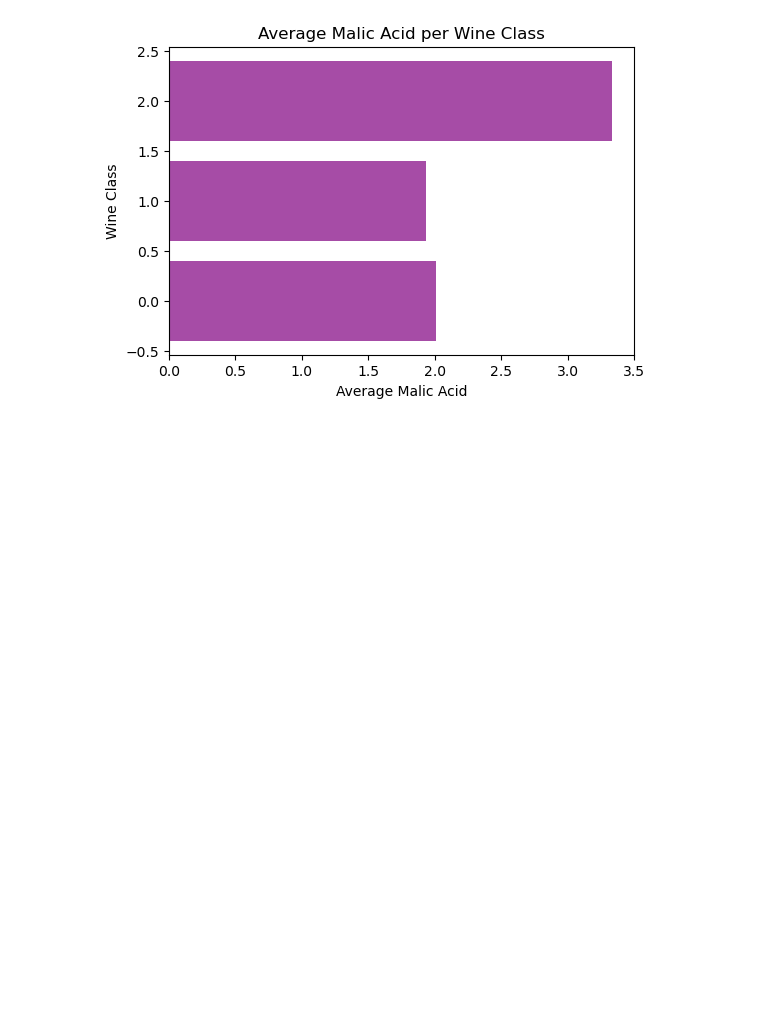
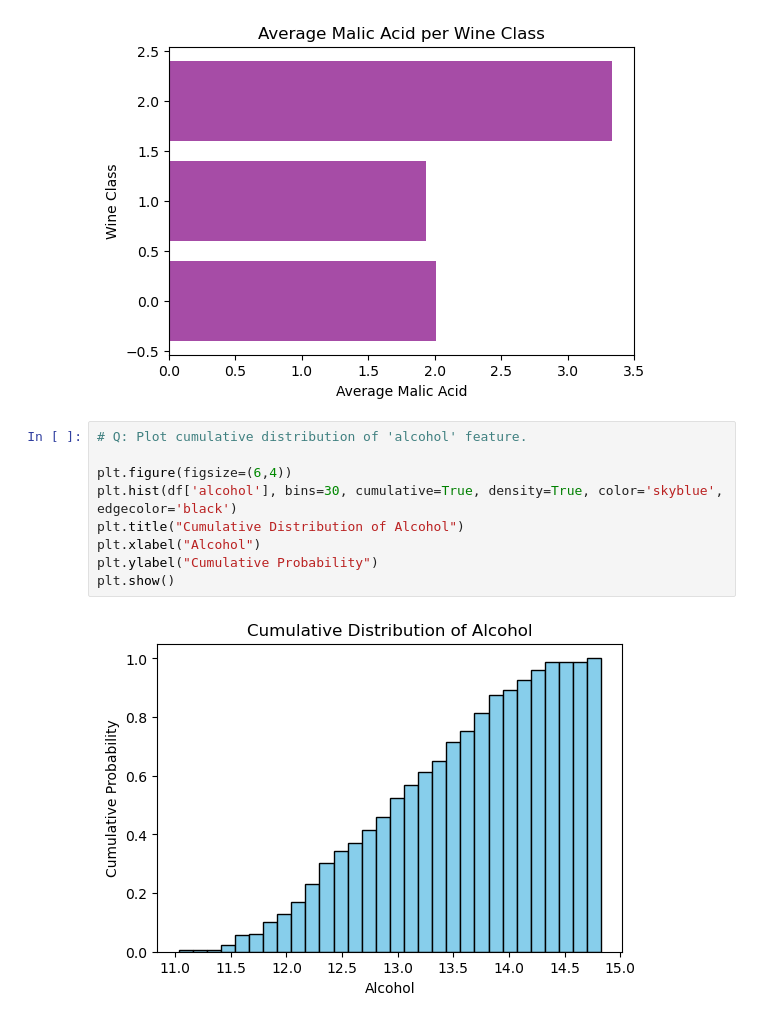
Before and after one commit to md-faiyazkhan/ml-practice, a Jupyter notebook: Matplotlib/Matplotlib.ipynb, the cells around one changed output. Cells and saved outputs as stored; diff of their text form; blank space fills up the shorter version.

```diff
--- a/Matplotlib/Matplotlib.ipynb
+++ b/Matplotlib/Matplotlib.ipynb
@@ -283,3 +283,14 @@ plt.ylabel("Wine Class")
 plt.show()
 # %% [output]
 [figure]
+# %%
+# Q: Plot cumulative distribution of 'alcohol' feature.
+
+plt.figure(figsize=(6,4))
+plt.hist(df['alcohol'], bins=30, cumulative=True, density=True, color='skyblue', edgecolor='black')
+plt.title("Cumulative Distribution of Alcohol")
+plt.xlabel("Alcohol")
+plt.ylabel("Cumulative Probability")
+plt.show()
+# %% [output]
+[figure, added]
```
